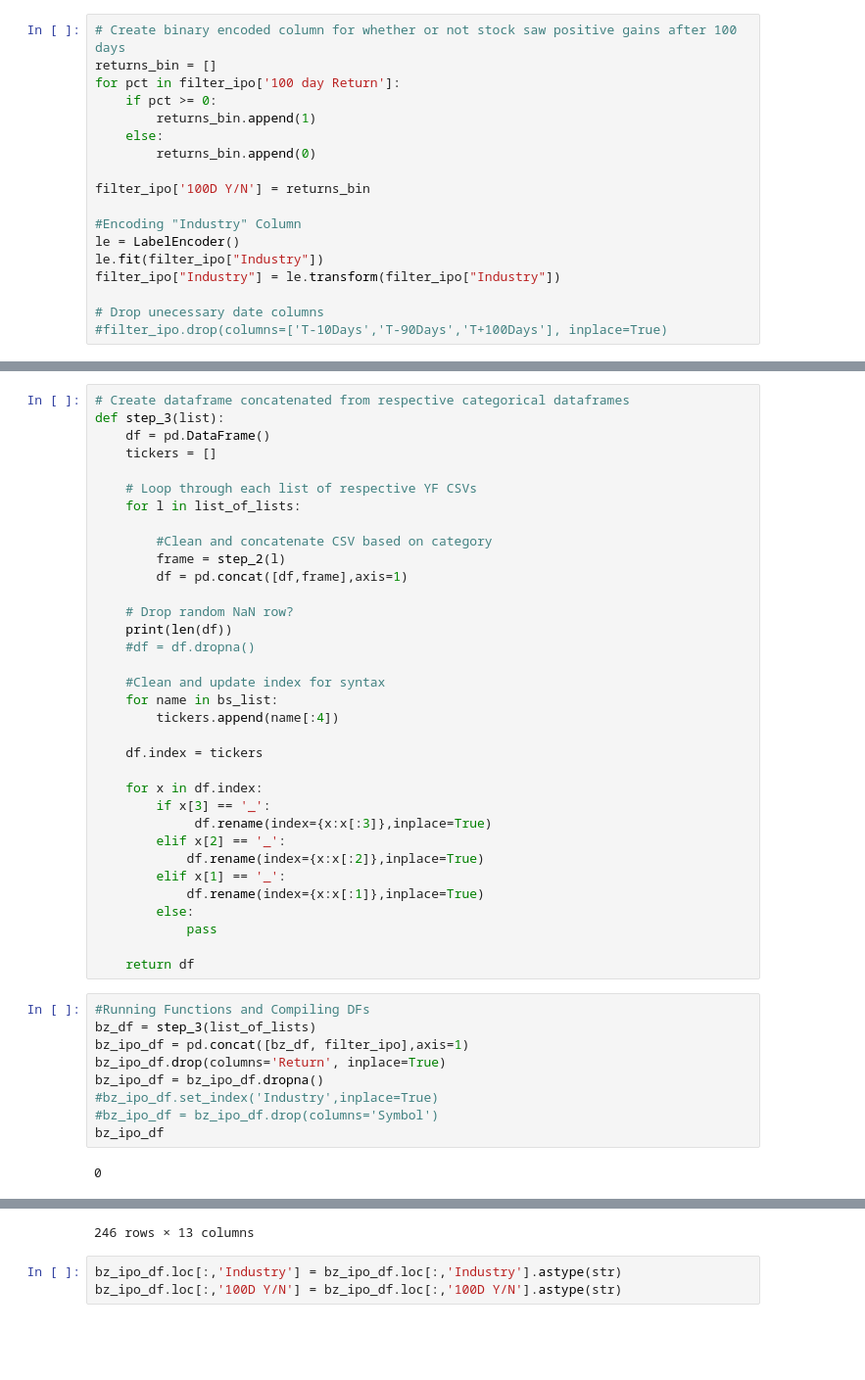
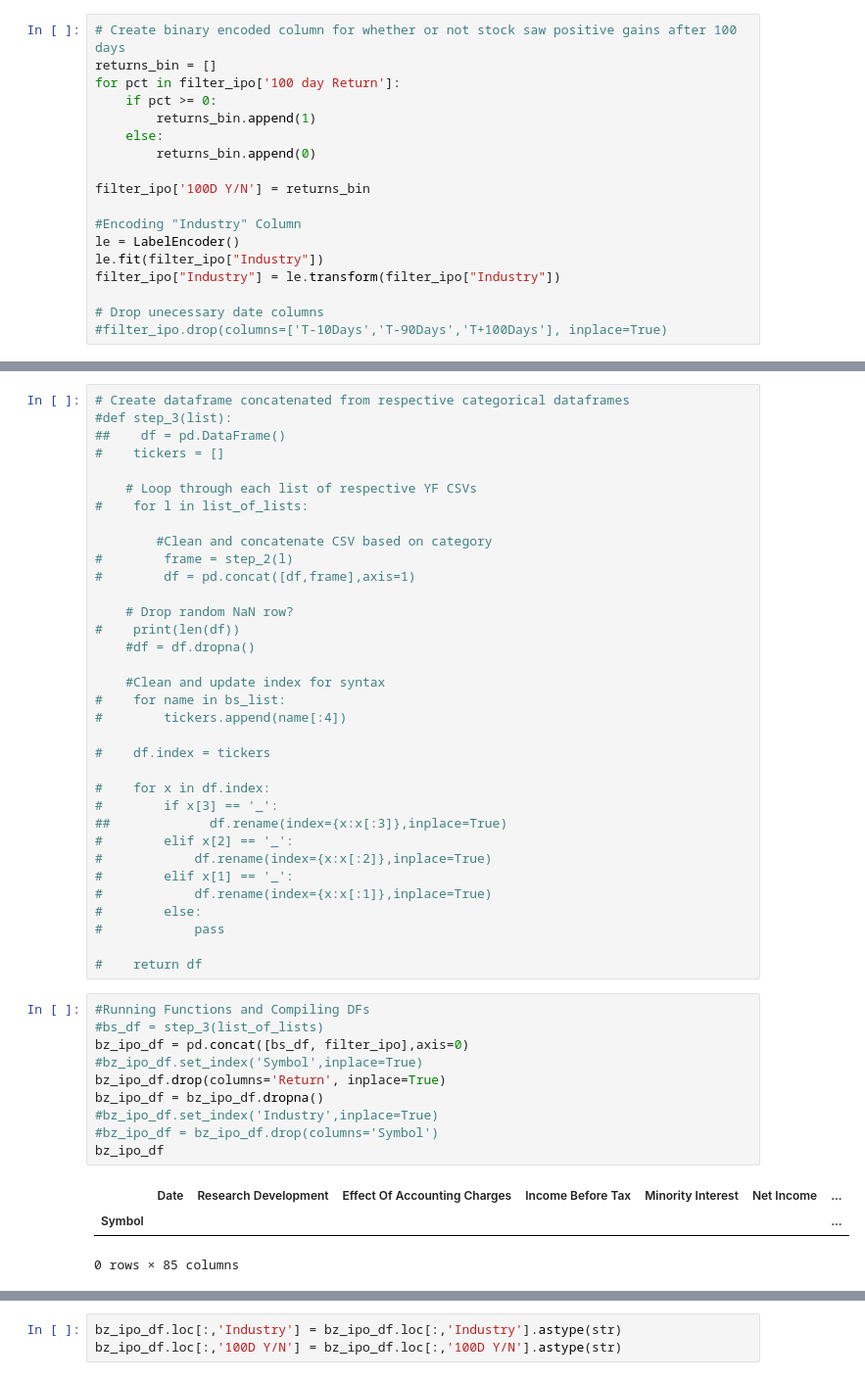
Before and after one commit to StrawhatRA/IPO_Learning, a Jupyter notebook: IPO-2ray.ipynb, the cells around one changed output, grey strips where cells are left out. Shown: that part at 98% size. Drawn from its saved outputs; the diff is of its cells as text; blank space fills up the shorter version.

```diff
--- a/IPO-2ray.ipynb
+++ b/IPO-2ray.ipynb
@@ -304,45 +321,48 @@ def step_2(list):
 # %%
 # Create dataframe concatenated from respective categorical dataframes
-def step_3(list):
-    df = pd.DataFrame()
-    tickers = []
+#def step_3(list):
+##    df = pd.DataFrame()
+#    tickers = []
 
     # Loop through each list of respective YF CSVs
-    for l in list_of_lists:
+#    for l in list_of_lists:
 
         #Clean and concatenate CSV based on category
-        frame = step_2(l)
-        df = pd.concat([df,frame],axis=1)
+#        frame = step_2(l)
+#        df = pd.concat([df,frame],axis=1)
 
     # Drop random NaN row?
-    print(len(df))
+#    print(len(df))
     #df = df.dropna()
 
     #Clean and update index for syntax
-    for name in bs_list:
-        tickers.append(name[:4])
+#    for name in bs_list:
+#        tickers.append(name[:4])
 
-    df.index = tickers
+#    df.index = tickers
 
-    for x in df.index:
-        if x[3] == '_':
-             df.rename(index={x:x[:3]},inplace=True)
-        elif x[2] == '_':
-            df.rename(index={x:x[:2]},inplace=True)
-        elif x[1] == '_':
-            df.rename(index={x:x[:1]},inplace=True)
-        else:
-            pass
+#    for x in df.index:
+#        if x[3] == '_':
+##             df.rename(index={x:x[:3]},inplace=True)
+#        elif x[2] == '_':
+#            df.rename(index={x:x[:2]},inplace=True)
+#        elif x[1] == '_':
+#            df.rename(index={x:x[:1]},inplace=True)
+#        else:
+#            pass
 
-    return df
+#    return df
 # %%
 #Running Functions and Compiling DFs
-bz_df = step_3(list_of_lists)
-bz_ipo_df = pd.concat([bz_df, filter_ipo],axis=1)
+#bs_df = step_3(list_of_lists)
+bz_ipo_df = pd.concat([bs_df, filter_ipo],axis=0)
+#bz_ipo_df.set_index('Symbol',inplace=True)
 bz_ipo_df.drop(columns='Return', inplace=True)
 bz_ipo_df = bz_ipo_df.dropna()
 #bz_ipo_df.set_index('Industry',inplace=True)
 #bz_ipo_df = bz_ipo_df.drop(columns='Symbol')
 bz_ipo_df
 # %% [output]
+|  | Date | Research Development | Effect Of Accounting Charges | Income Before Tax | Minority Interest | Net Income | ... |
+| Symbol |  |  |  |  |  |  | ... |
-0
+0 rows × 85 columns
@@ -362,4 +369,3 @@ bz_ipo_df
-246 rows × 13 columns
 # %%
 bz_ipo_df.loc[:,'Industry'] = bz_ipo_df.loc[:,'Industry'].astype(str)
 bz_ipo_df.loc[:,'100D Y/N'] = bz_ipo_df.loc[:,'100D Y/N'].astype(str)
```
Also changed, not shown: parts of 30 cells of this notebook, 2 other files.
